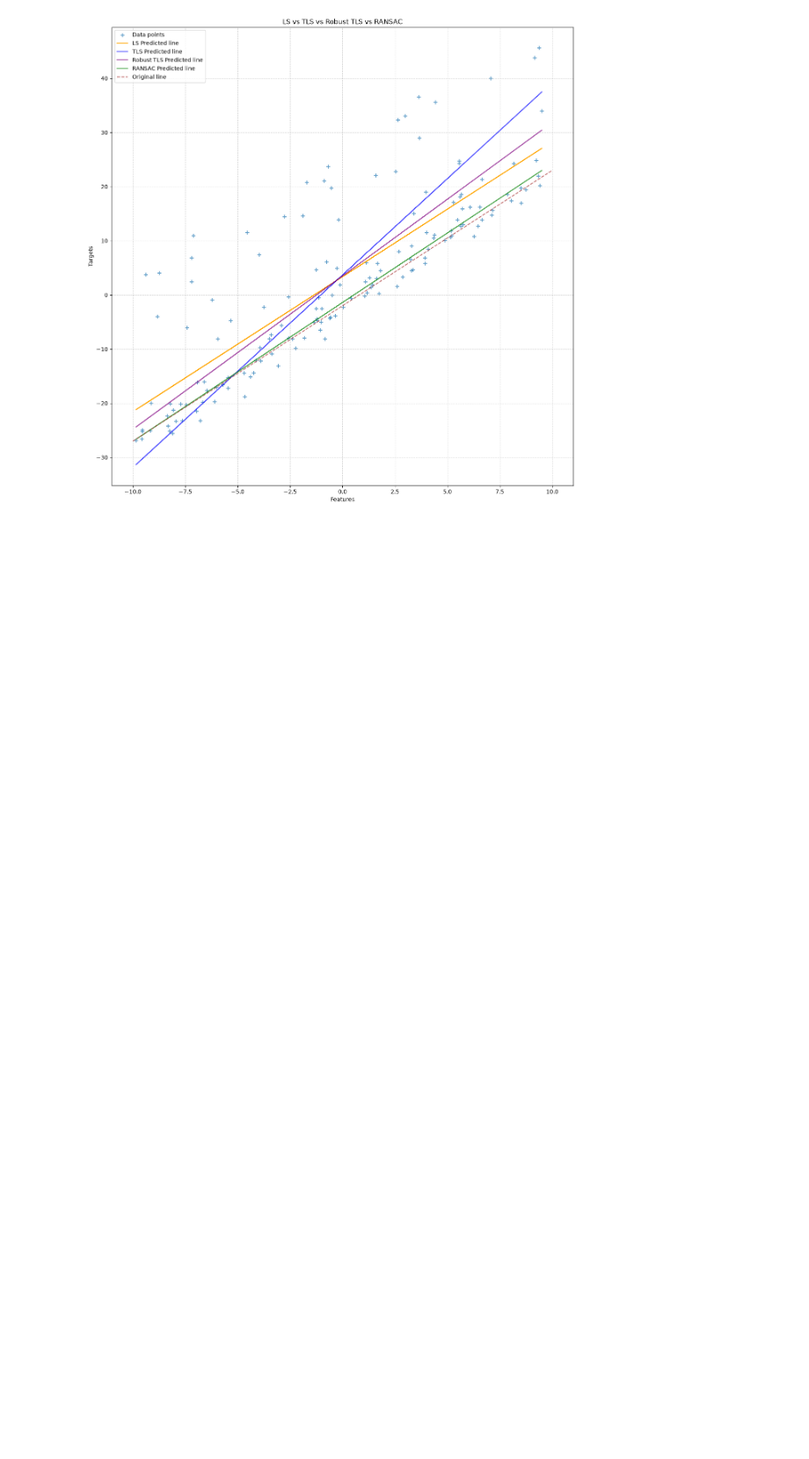
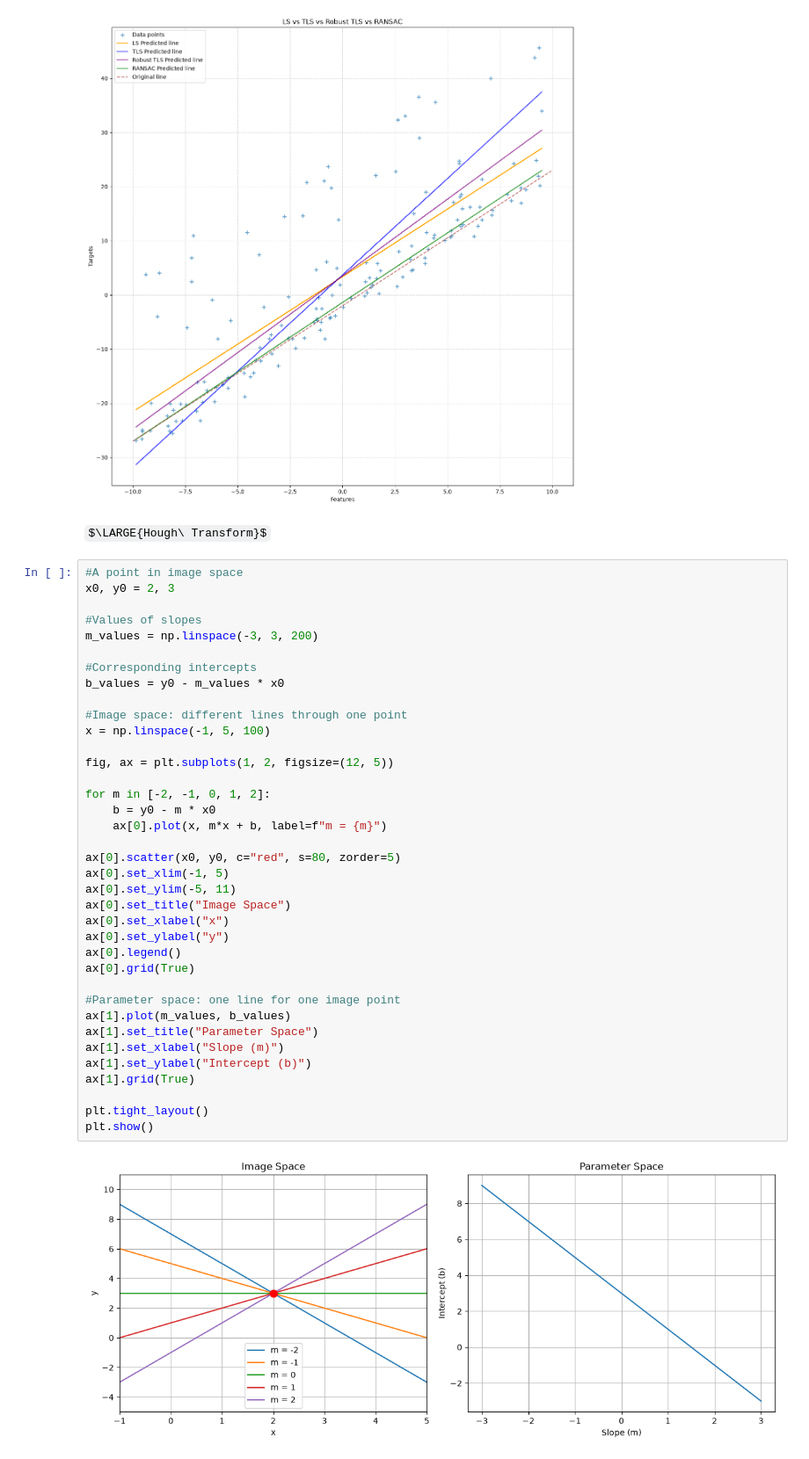
Before and after one commit to codingNR29/Image-processing, a Jupyter notebook: 05 Fitting.ipynb, the cells around one changed output. Shown at 88% size. Drawn from its saved outputs; the diff is of its cells as text; some formulas as TeX source; blank space fills up the shorter version.

Commit message:
Started hough transfrom

```diff
--- a/05 Fitting.ipynb
+++ b/05 Fitting.ipynb
@@ -421,3 +421,44 @@ plt.legend(loc='upper left')
 plt.show()
 # %% [output]
 [figure]
+# %% [markdown]
+$\LARGE{Hough\ Transform}$
+# %%
+#A point in image space
+x0, y0 = 2, 3
+
+#Values of slopes
+m_values = np.linspace(-3, 3, 200)
+
+#Corresponding intercepts
+b_values = y0 - m_values * x0
+
+#Image space: different lines through one point
+x = np.linspace(-1, 5, 100)
+
+fig, ax = plt.subplots(1, 2, figsize=(12, 5))
+
+for m in [-2, -1, 0, 1, 2]:
+    b = y0 - m * x0
+    ax[0].plot(x, m*x + b, label=f"m = {m}")
+
+ax[0].scatter(x0, y0, c="red", s=80, zorder=5)
+ax[0].set_xlim(-1, 5)
+ax[0].set_ylim(-5, 11)
+ax[0].set_title("Image Space")
+ax[0].set_xlabel("x")
+ax[0].set_ylabel("y")
+ax[0].legend()
+ax[0].grid(True)
+
+#Parameter space: one line for one image point
+ax[1].plot(m_values, b_values)
+ax[1].set_title("Parameter Space")
+ax[1].set_xlabel("Slope (m)")
+ax[1].set_ylabel("Intercept (b)")
+ax[1].grid(True)
+
+plt.tight_layout()
+plt.show()
+# %% [output]
+[figure, added]
```
